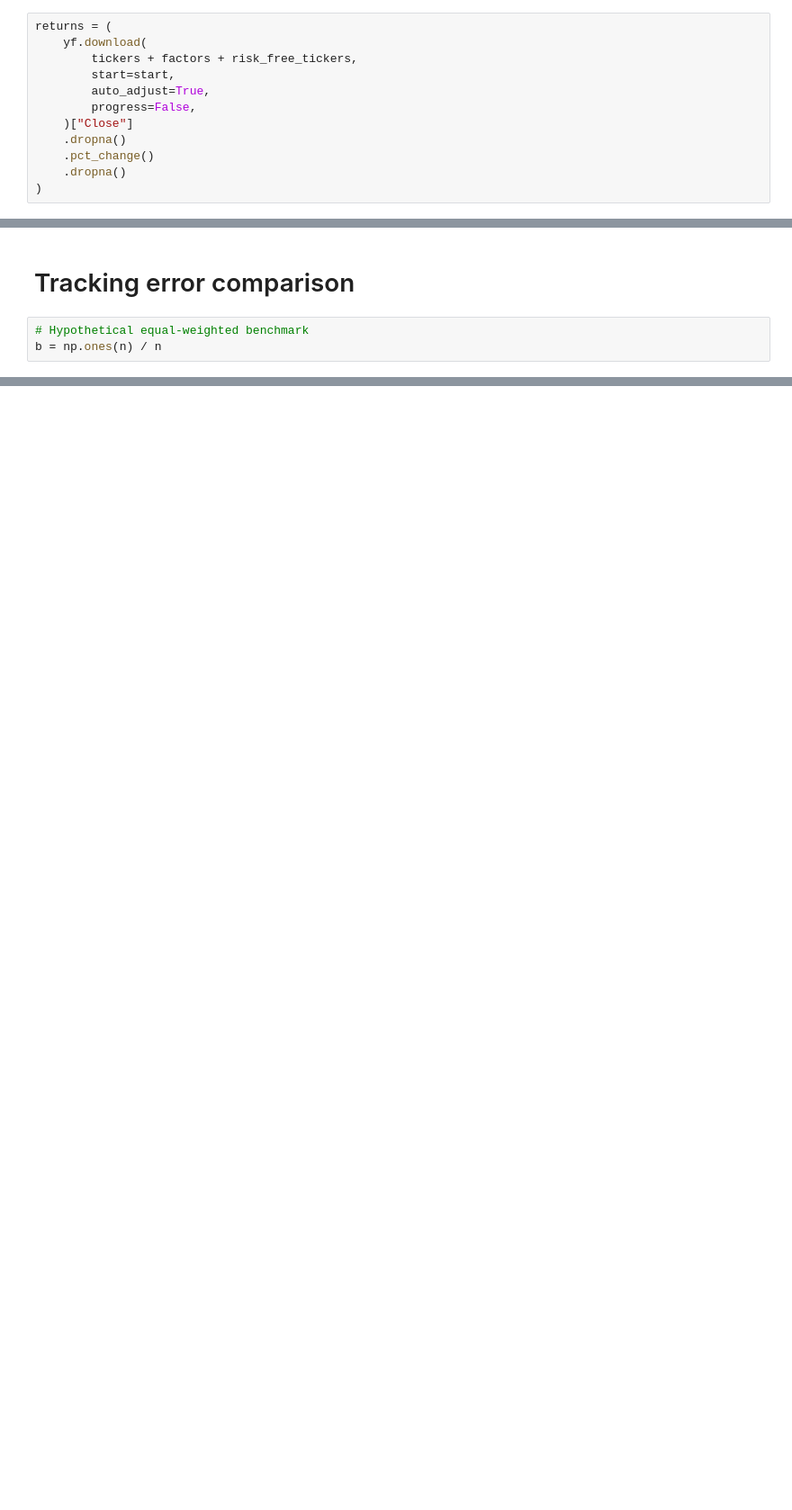
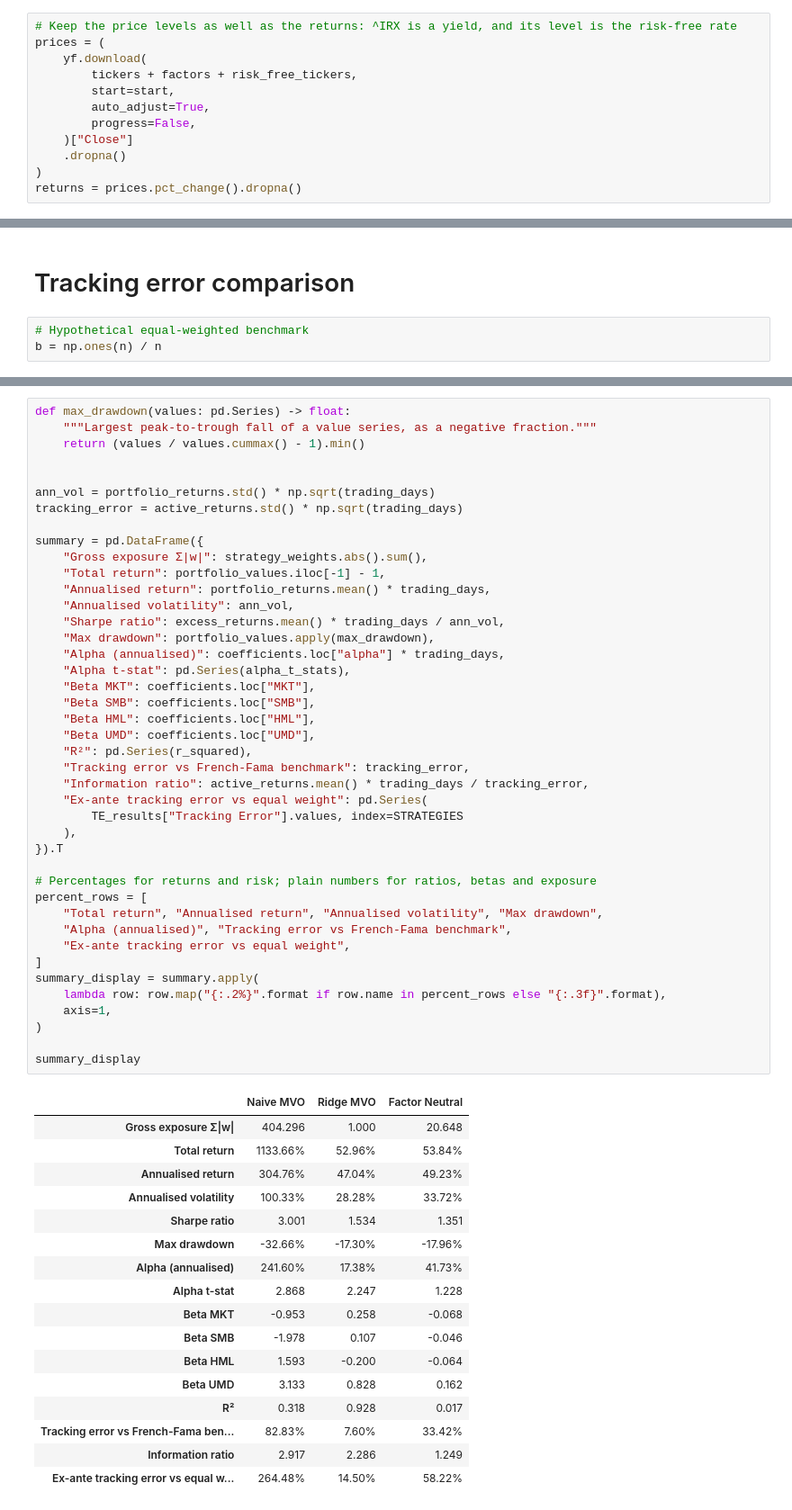
Before and after one commit to cyee02/MQF, a Jupyter notebook: QF600/Assignment 2 - Beta Neutral/AP_Week_5_assignment_.ipynb, the cells around one changed output, grey strips where cells are left out. Shown at 90% size. Cells and saved outputs as stored; diff of their text form; blank space fills up the shorter version.

```diff
--- a/QF600/Assignment 2 - Beta Neutral/AP_Week_5_assignment_.ipynb
+++ b/QF600/Assignment 2 - Beta Neutral/AP_Week_5_assignment_.ipynb
@@ -43,7 +49,8 @@ factors = [
     "MTUM"  # Momentum Factor: S&P 500 Momentum index
 ]
 # %%
-returns = (
+# Keep the price levels as well as the returns: ^IRX is a yield, and its level is the risk-free rate
+prices = (
     yf.download(
         tickers + factors + risk_free_tickers,
         start=start,
@@ -51,9 +58,8 @@ returns = (
         progress=False,
     )["Close"]
     .dropna()
-    .pct_change()
-    .dropna()
 )
+returns = prices.pct_change().dropna()
 # %% [markdown]
 ### Portfolio returns
 # %%
@@ -570,0 +909,60 @@ print(TE_results.round(6))
+# %%
+def max_drawdown(values: pd.Series) -> float:
+    """Largest peak-to-trough fall of a value series, as a negative fraction."""
+    return (values / values.cummax() - 1).min()
+
+
+ann_vol = portfolio_returns.std() * np.sqrt(trading_days)
+tracking_error = active_returns.std() * np.sqrt(trading_days)
+
+summary = pd.DataFrame({
+    "Gross exposure Σ|w|": strategy_weights.abs().sum(),
+    "Total return": portfolio_values.iloc[-1] - 1,
+    "Annualised return": portfolio_returns.mean() * trading_days,
+    "Annualised volatility": ann_vol,
+    "Sharpe ratio": excess_returns.mean() * trading_days / ann_vol,
+    "Max drawdown": portfolio_values.apply(max_drawdown),
+    "Alpha (annualised)": coefficients.loc["alpha"] * trading_days,
+    "Alpha t-stat": pd.Series(alpha_t_stats),
+    "Beta MKT": coefficients.loc["MKT"],
+    "Beta SMB": coefficients.loc["SMB"],
+    "Beta HML": coefficients.loc["HML"],
+    "Beta UMD": coefficients.loc["UMD"],
+    "R²": pd.Series(r_squared),
+    "Tracking error vs French-Fama benchmark": tracking_error,
+    "Information ratio": active_returns.mean() * trading_days / tracking_error,
+    "Ex-ante tracking error vs equal weight": pd.Series(
+        TE_results["Tracking Error"].values, index=STRATEGIES
+    ),
+}).T
+
+# Percentages for returns and risk; plain numbers for ratios, betas and exposure
+percent_rows = [
+    "Total return", "Annualised return", "Annualised volatility", "Max drawdown",
+    "Alpha (annualised)", "Tracking error vs French-Fama benchmark",
+    "Ex-ante tracking error vs equal weight",
+]
+summary_display = summary.apply(
+    lambda row: row.map("{:.2%}".format if row.name in percent_rows else "{:.3f}".format),
+    axis=1,
+)
+
+summary_display
+# %% [output]
+|  | Naive MVO | Ridge MVO | Factor Neutral |
+| Gross exposure Σ|w| | 404.296 | 1.000 | 20.648 |
+| Total return | 1133.66% | 52.96% | 53.84% |
+| Annualised return | 304.76% | 47.04% | 49.23% |
+| Annualised volatility | 100.33% | 28.28% | 33.72% |
+| Sharpe ratio | 3.001 | 1.534 | 1.351 |
+| Max drawdown | -32.66% | -17.30% | -17.96% |
+| Alpha (annualised) | 241.60% | 17.38% | 41.73% |
+| Alpha t-stat | 2.868 | 2.247 | 1.228 |
+| Beta MKT | -0.953 | 0.258 | -0.068 |
+| Beta SMB | -1.978 | 0.107 | -0.046 |
+| Beta HML | 1.593 | -0.200 | -0.064 |
+| Beta UMD | 3.133 | 0.828 | 0.162 |
+| R² | 0.318 | 0.928 | 0.017 |
+| Tracking error vs French-Fama ben... | 82.83% | 7.60% | 33.42% |
+| Information ratio | 2.917 | 2.286 | 1.249 |
+| Ex-ante tracking error vs equal w... | 264.48% | 14.50% | 58.22% |
```
Also changed, not shown: parts of 26 cells of this notebook.
